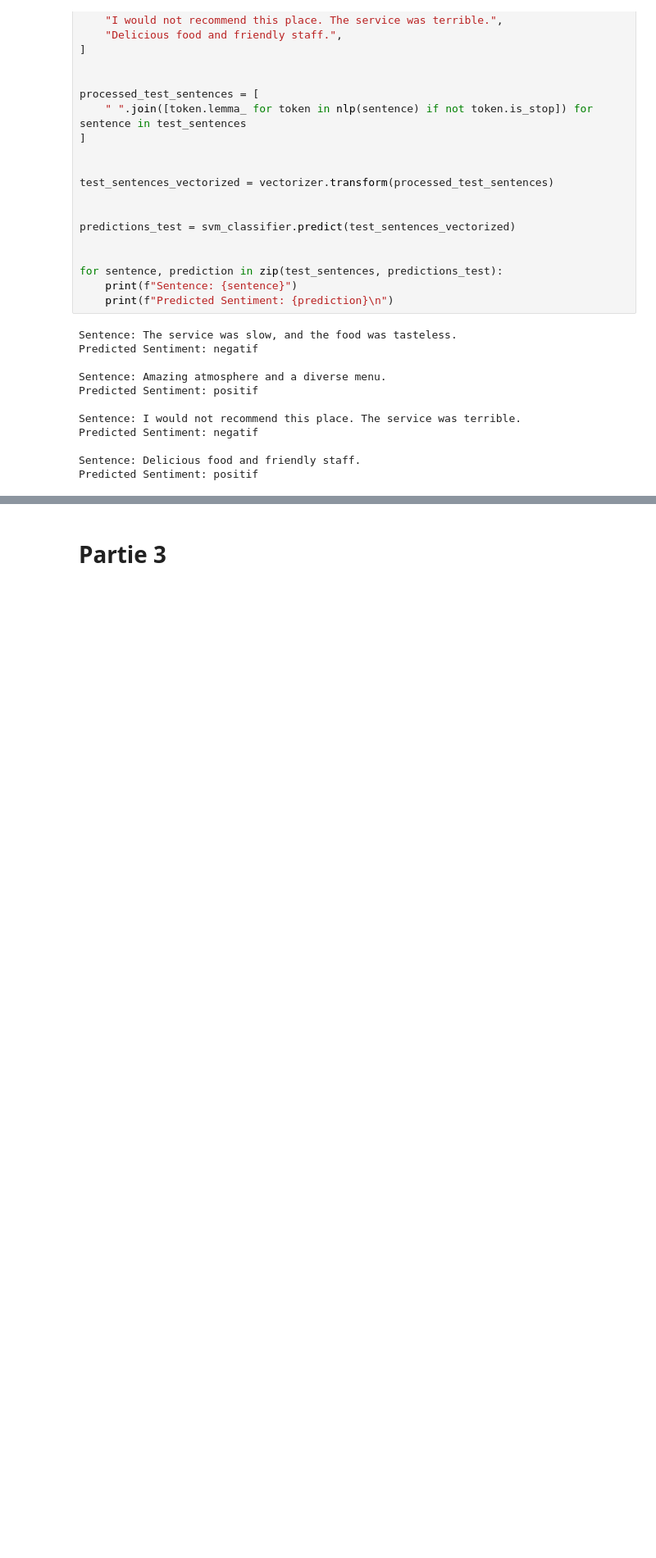
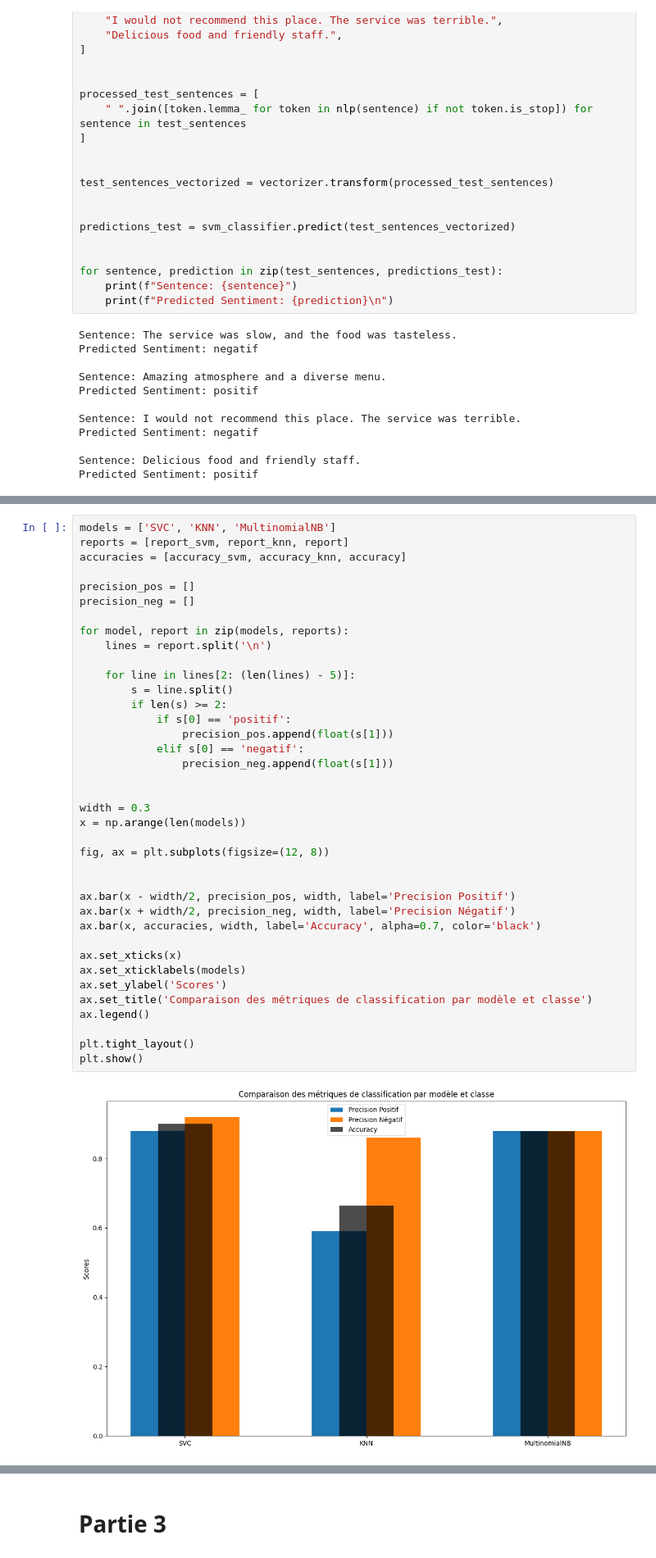
Before and after one commit to Ziroles/PythonGradesPrediction, a Jupyter notebook: SAE_Maths.ipynb, the cells around one changed output, grey strips where cells are left out. Shown at 82% size. Saved outputs shown, nothing was run; the diff lists cells and outputs as text; blank space fills up the shorter version.

```diff
--- a/SAE_Maths.ipynb
+++ b/SAE_Maths.ipynb
@@ -293,0 +295,40 @@ Après analyse des résultats nous constatons un résultat plus que concluant ma
+# %%
+models = ['SVC', 'KNN', 'MultinomialNB']
+reports = [report_svm, report_knn, report]
+accuracies = [accuracy_svm, accuracy_knn, accuracy]
+
+precision_pos = []
+precision_neg = []
+
+for model, report in zip(models, reports):
+    lines = report.split('\n')
+
+    for line in lines[2: (len(lines) - 5)]:
+        s = line.split()
+        if len(s) >= 2:
+            if s[0] == 'positif':
+                precision_pos.append(float(s[1]))
+            elif s[0] == 'negatif':
+                precision_neg.append(float(s[1]))
+
+
+width = 0.3
+x = np.arange(len(models))
+
+fig, ax = plt.subplots(figsize=(12, 8))
+
+
+ax.bar(x - width/2, precision_pos, width, label='Precision Positif')
+ax.bar(x + width/2, precision_neg, width, label='Precision Négatif')
+ax.bar(x, accuracies, width, label='Accuracy', alpha=0.7, color='black')
+
+ax.set_xticks(x)
+ax.set_xticklabels(models)
+ax.set_ylabel('Scores')
+ax.set_title('Comparaison des métriques de classification par modèle et classe')
+ax.legend()
+
+plt.tight_layout()
+plt.show()
+# %% [output]
+[figure, added]
```
Also changed, not shown: parts of 13 cells of this notebook.
